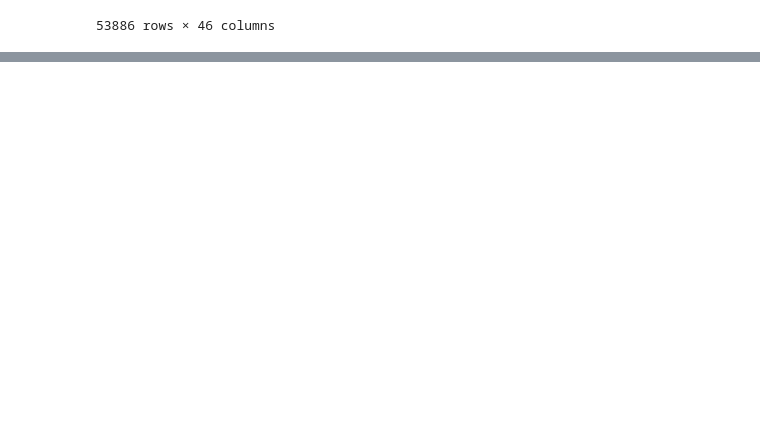
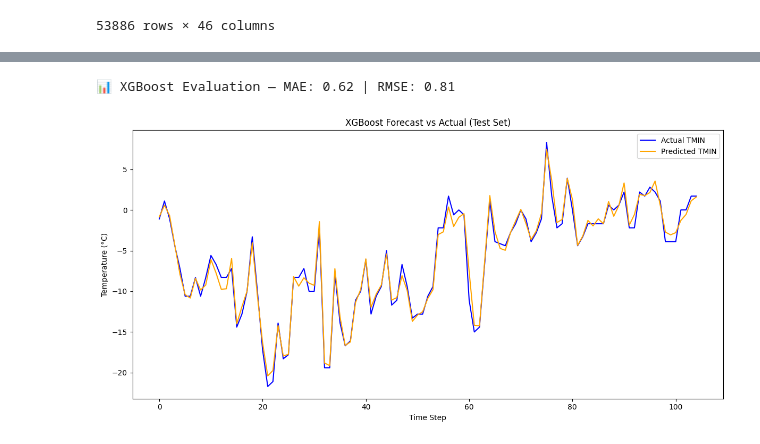
Before and after one commit to loki-k4/BlizzardX, a Jupyter notebook: Notebooks/model.ipynb, the cells around one changed output, grey strips where cells are left out. Drawn from its saved outputs; the diff is of its cells as text; code cells hidden in the pictures; blank space fills up the shorter version.

```diff
--- a/Notebooks/model.ipynb
+++ b/Notebooks/model.ipynb
@@ -372,0 +378,76 @@ print(forecasted_tmin.round(2))
+# %%
+import pandas as pd
+import numpy as np
+from sklearn.model_selection import train_test_split
+from sklearn.metrics import mean_squared_error, mean_absolute_error
+from sklearn.preprocessing import StandardScaler
+from xgboost import XGBRegressor
+import matplotlib.pyplot as plt
+
+# 1️⃣ Load data
+df = pd.read_csv('/workspaces/BlizzardX/Data/feature_data.csv')
+df = df[df['Station_ID'] == 'USC00279278']
+df = df.dropna().sort_values('DATE')
+
+# 2️⃣ Features & Target
+#features = [
+ #   'TMIN', 'TMAX', 'PRCP', 'SNOW', 'SNWD',
+  #  'Rolling_Mean_TMIN_7', 'Rolling_Mean_TMIN_30', 'Seasonal_TMIN_Anomaly',
+ #   'TMIN_Lag1', 'PRCP_Lag1', 'Cumulative_Precipitation_7',
+ #   'Day_of_Year', 'Month'
+#]
+
+features = [
+    'TMAX', 'PRCP', 'SNOW', 'SNWD',
+    'Rolling_Mean_TMIN_7', 'Rolling_Mean_TMIN_30',
+    'Seasonal_TMIN_Anomaly', 'TMIN_Lag1', 'PRCP_Lag1',
+    'Cumulative_Precipitation_7', 'Day_of_Year', 'Month'
+]
+
+target = 'TMIN'
+
+# 3️⃣ Split: train (<= year -3), val/test (last 3 years)
+df['DATE'] = pd.to_datetime(df['DATE'])
+df['Year'] = df['DATE'].dt.year
+
+max_year = df['Year'].max()
+train = df[df['Year'] <= max_year - 3]
+val = df[df['Year'].isin([max_year - 2, max_year - 1])]
+test = df[df['Year'] == max_year]
+
+X_train, y_train = train[features], train[target]
+X_val, y_val = val[features], val[target]
+X_test, y_test = test[features], test[target]
+
+# 4️⃣ Scaling (optional for XGBoost but good for consistency)
+scaler_X = StandardScaler()
+X_train_scaled = scaler_X.fit_transform(X_train)
+X_val_scaled = scaler_X.transform(X_val)
+X_test_scaled = scaler_X.transform(X_test)
+
+# 5️⃣ Train XGBoost
+xgb = XGBRegressor(n_estimators=200, learning_rate=0.05, max_depth=6, random_state=42)
+xgb.fit(X_train_scaled, y_train)
+
+# 6️⃣ Predict
+y_pred = xgb.predict(X_test_scaled)
+
+# 7️⃣ Evaluate
+mae = mean_absolute_error(y_test, y_pred)
+rmse = np.sqrt(mean_squared_error(y_test, y_pred))
+
+print(f"📊 XGBoost Evaluation — MAE: {mae:.2f} | RMSE: {rmse:.2f}")
+
+# 8️⃣ Plot actual vs predicted
+plt.figure(figsize=(12, 6))
+plt.plot(y_test.values, label='Actual TMIN', color='blue')
+plt.plot(y_pred, label='Predicted TMIN', color='orange')
+plt.title('XGBoost Forecast vs Actual (Test Set)')
+plt.xlabel('Time Step')
+plt.ylabel('Temperature (°C)')
+plt.legend()
+plt.tight_layout()
+plt.show()
+# %% [output]
+📊 XGBoost Evaluation — MAE: 0.62 | RMSE: 0.81
+[figure, added]
```
Also changed, not shown: parts of 18 cells of this notebook, 53 other files.
